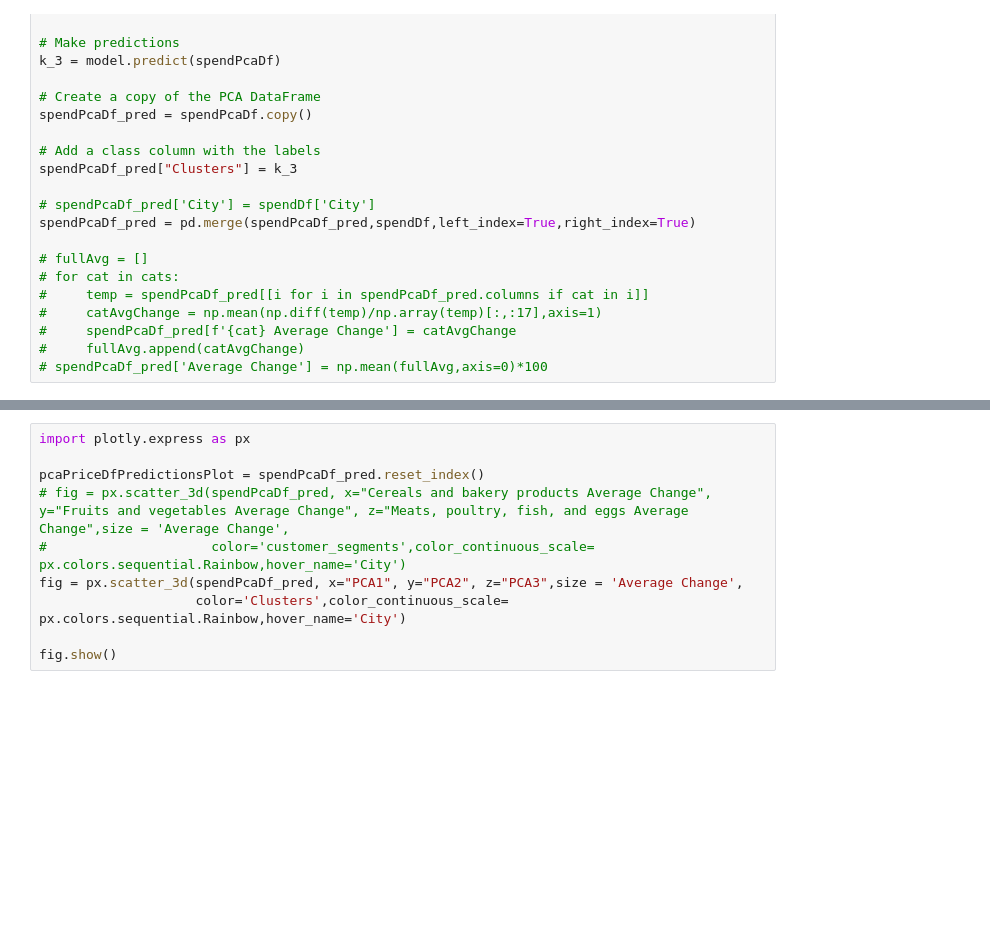
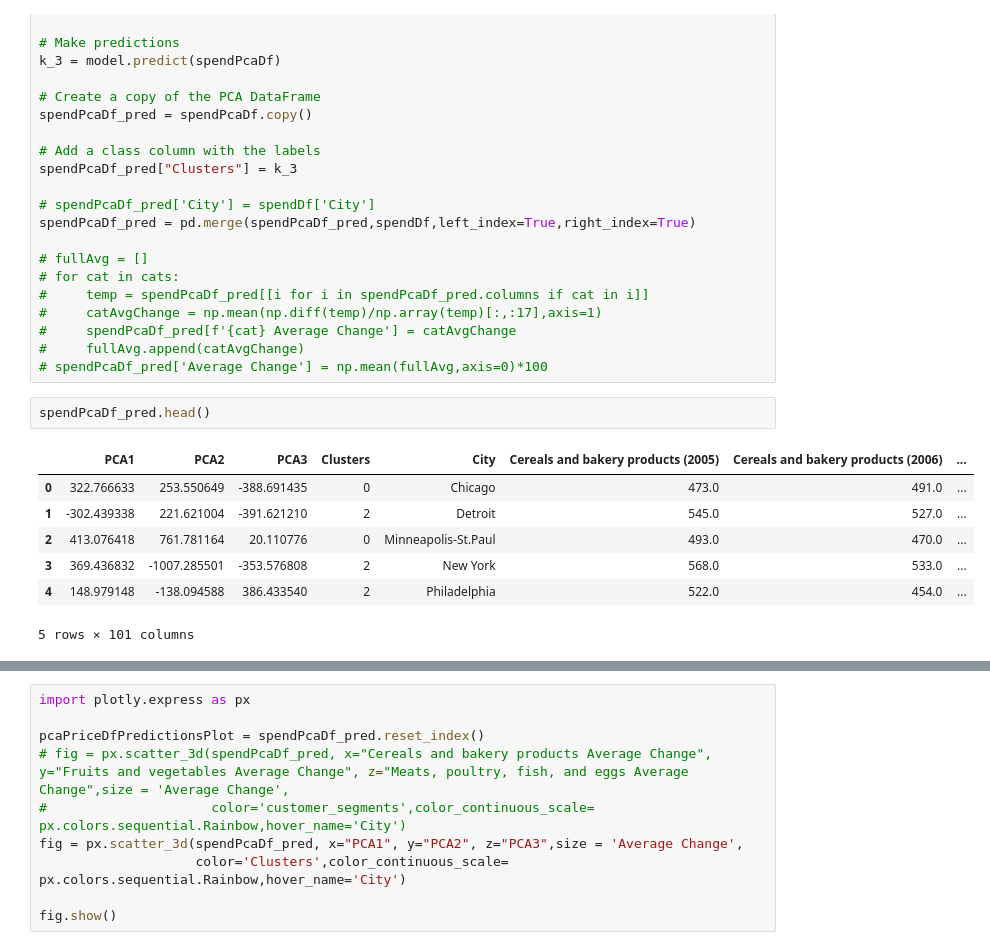
Before and after one commit to MrGoots/MachineLearning_Project, a Jupyter notebook: clusterMain.ipynb, the cells around one changed output, grey strips where cells are left out. Saved outputs shown, nothing was run; the diff lists cells and outputs as text; blank space fills up the shorter version.

```diff
--- a/clusterMain.ipynb
+++ b/clusterMain.ipynb
@@ -181,6 +180,16 @@ spendPcaDf_pred = pd.merge(spendPcaDf_pred,spendDf,left_index=True,right_index=T
 #     spendPcaDf_pred[f'{cat} Average Change'] = catAvgChange
 #     fullAvg.append(catAvgChange)
 # spendPcaDf_pred['Average Change'] = np.mean(fullAvg,axis=0)*100
+# %%
+spendPcaDf_pred.head()
+# %% [output]
+|  | PCA1 | PCA2 | PCA3 | Clusters | City | Cereals and bakery products (2005) | Cereals and bakery products (2006) | ... |
+| 0 | 322.766633 | 253.550649 | -388.691435 | 0 | Chicago | 473.0 | 491.0 | ... |
+| 1 | -302.439338 | 221.621004 | -391.621210 | 2 | Detroit | 545.0 | 527.0 | ... |
+| 2 | 413.076418 | 761.781164 | 20.110776 | 0 | Minneapolis-St.Paul | 493.0 | 470.0 | ... |
+| 3 | 369.436832 | -1007.285501 | -353.576808 | 2 | New York | 568.0 | 533.0 | ... |
+| 4 | 148.979148 | -138.094588 | 386.433540 | 2 | Philadelphia | 522.0 | 454.0 | ... |
+5 rows × 101 columns
 # %%
 spendPcaDf_pred.hvplot.scatter(
     x="PCA1",
```
Also changed, not shown: parts of 6 cells of this notebook, 3 other files.
